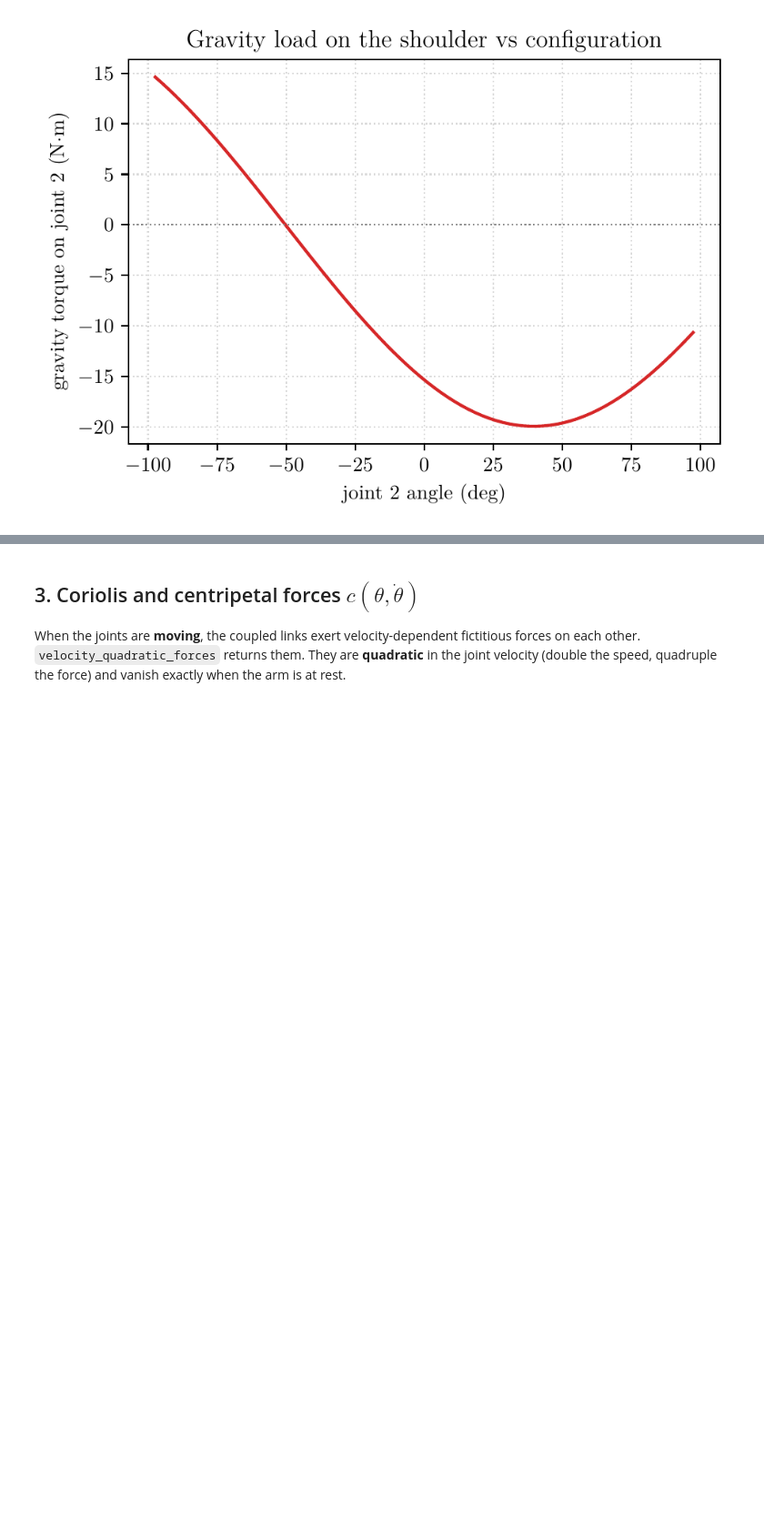
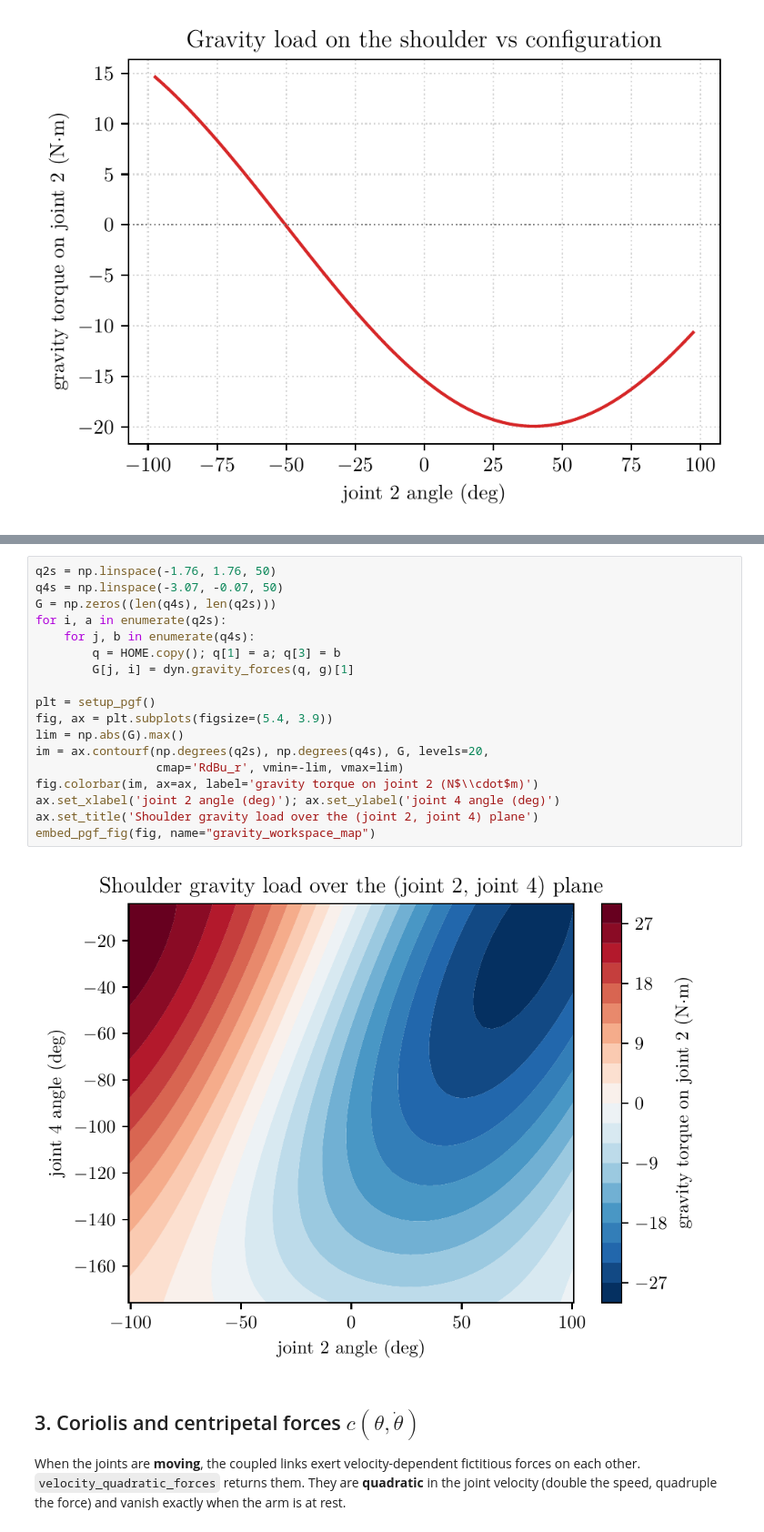
Before and after one commit to boelnasr/ManipulaPy, a Jupyter notebook: notebooks/05_dynamics.ipynb, the cells around one changed output, grey strips where cells are left out. Shown at 91% size. Cells and saved outputs as stored; diff of their text form; blank space fills up the shorter version.

```diff
--- a/notebooks/05_dynamics.ipynb
+++ b/notebooks/05_dynamics.ipynb
@@ -107,3 +111,23 @@ embed_pgf_fig(fig, name="gravity_joint2_sweep")
+# %%
+q2s = np.linspace(-1.76, 1.76, 50)
+q4s = np.linspace(-3.07, -0.07, 50)
+G = np.zeros((len(q4s), len(q2s)))
+for i, a in enumerate(q2s):
+    for j, b in enumerate(q4s):
+        q = HOME.copy(); q[1] = a; q[3] = b
+        G[j, i] = dyn.gravity_forces(q, g)[1]
+
+plt = setup_pgf()
+fig, ax = plt.subplots(figsize=(5.4, 3.9))
+lim = np.abs(G).max()
+im = ax.contourf(np.degrees(q2s), np.degrees(q4s), G, levels=20,
+                 cmap='RdBu_r', vmin=-lim, vmax=lim)
+fig.colorbar(im, ax=ax, label='gravity torque on joint 2 (N$\\cdot$m)')
+ax.set_xlabel('joint 2 angle (deg)'); ax.set_ylabel('joint 4 angle (deg)')
+ax.set_title('Shoulder gravity load over the (joint 2, joint 4) plane')
+embed_pgf_fig(fig, name="gravity_workspace_map")
+# %% [output]
+[figure, added]
 # %% [markdown]
 ## 3. Coriolis and centripetal forces $c(\theta,\dot\theta)$
 
```
Also changed, not shown: parts of 3 cells of this notebook, 7 other files.
